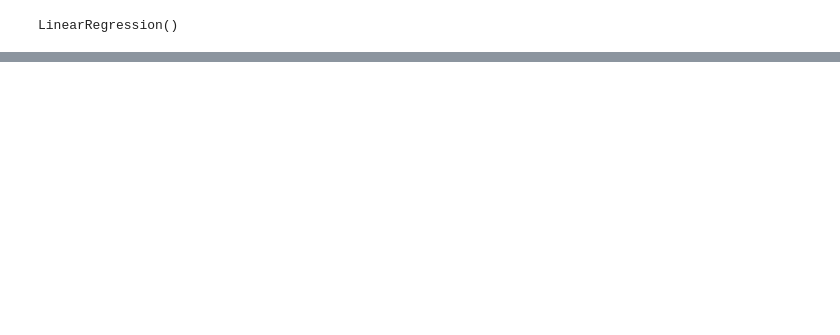
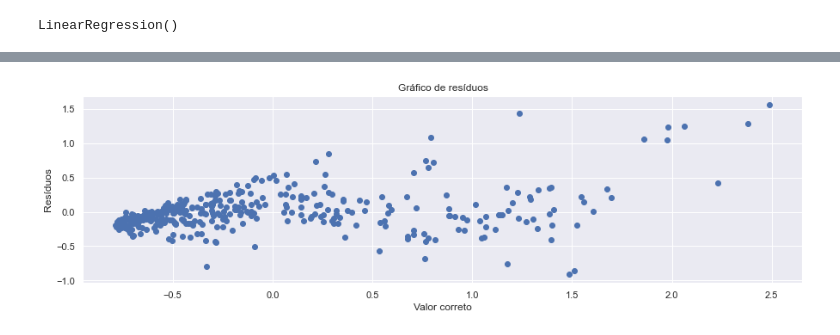
Before and after one commit to sadiogo/gdp_science, a Jupyter notebook: analyses/analyses_diogo.ipynb, the cells around one changed output, grey strips where cells are left out. Saved outputs shown, nothing was run; the diff lists cells and outputs as text; code cells hidden in the pictures; blank space fills up the shorter version.

```diff
--- a/analyses/analyses_diogo.ipynb
+++ b/analyses/analyses_diogo.ipynb
@@ -359,16 +262,16 @@ df_1 = df_saturated[['GDP per capita (PWT)', 'Documents / M-TAMS', 'Charges for
 X = df_1.iloc[:, 1:]
 y = df_1.iloc[:, 0]
 
-scaler = StandardScaler()
-scaler.fit(X)
-X_scaled = scaler.transform(X)
+# scaler = StandardScaler()
+# scaler.fit(X)
+# X_scaled = scaler.transform(X)
 
 
-X_train, X_test, y_train, y_test = train_test_split(X_scaled, y, test_size=0.2, random_state=1001)
+X_train, X_test, y_train, y_test = train_test_split(X, y, test_size=0.2, random_state=1001)
 
 
 # pipeline de predição: features polinomiais + regressão linear
-polynomial_features = PolynomialFeatures(degree=2, include_bias=False)
+polynomial_features = PolynomialFeatures(degree=3, include_bias=False)
 
 linear_regression = LinearRegression()
 
@@ -378,7 +281,7 @@ pipeline.fit(X_train, y_train)
 
 # Avalia o modelo com crossvalidation
 scores = cross_val_score(pipeline, X_test, y_test,
-scoring="neg_mean_squared_error", cv=5)
+scoring="neg_mean_absolute_error", cv=10)
 
 pipeline.score(X_test, y_test)
 # %% [output]
@@ -399,0 +314,13 @@ array([[-0.53288646, -0.31078931, -0.07327268],
+# %%
+y_pred = pipeline.predict(X_test)
+# y_transform = df_rearranged_mean + (y_pred * df_rearranged_std)
+# y_transform
+y_pred
+df_y_pred = pd.DataFrame(y_pred)
+df_y_pred
+teste = X_test.reset_index()
+teste
+df_y_pred = df_y_pred[df_y_pred >= 1.5]
+y_errors = df_y_pred.dropna()
+teste_errors = teste[teste.index.isin(y_errors.index)]
+teste_errors
@@ -399,0 +340,11 @@ array([[-0.53288646, -0.31078931, -0.07327268],
+# %%
+# Gráfico de resíduos (diferença entre a predição e o valor verdadeiro esperado)
+import matplotlib.pyplot as plt
+plt.figure(figsize=(15,4))
+plt.scatter(y_test,y_test-y_pred)
+plt.title("Gráfico de resíduos")
+plt.xlabel("Valor correto")
+plt.ylabel("Resíduos")
+plt.show()
+# %% [output]
+[figure, added]
```
Also changed, not shown: parts of 26 cells of this notebook, 3 other files.
